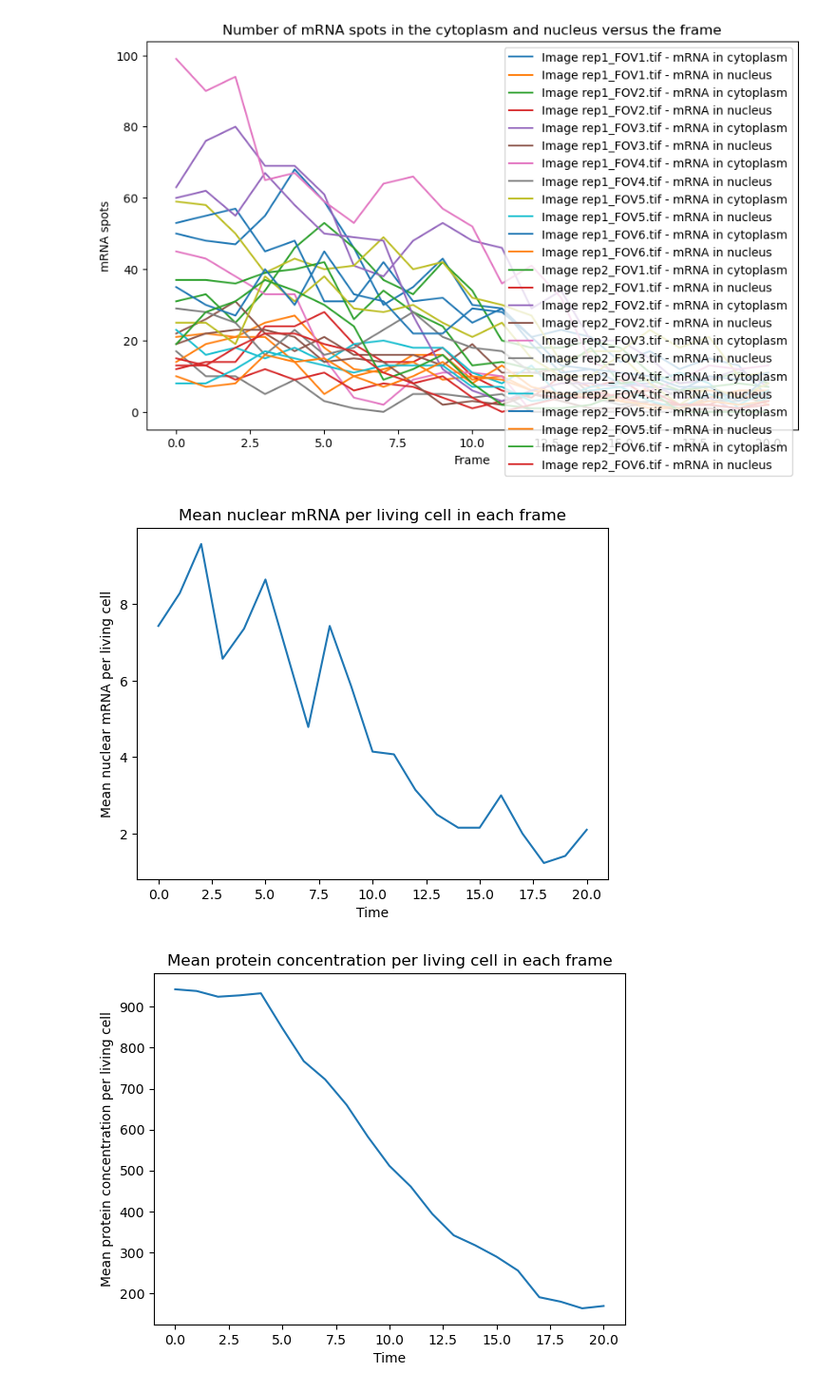
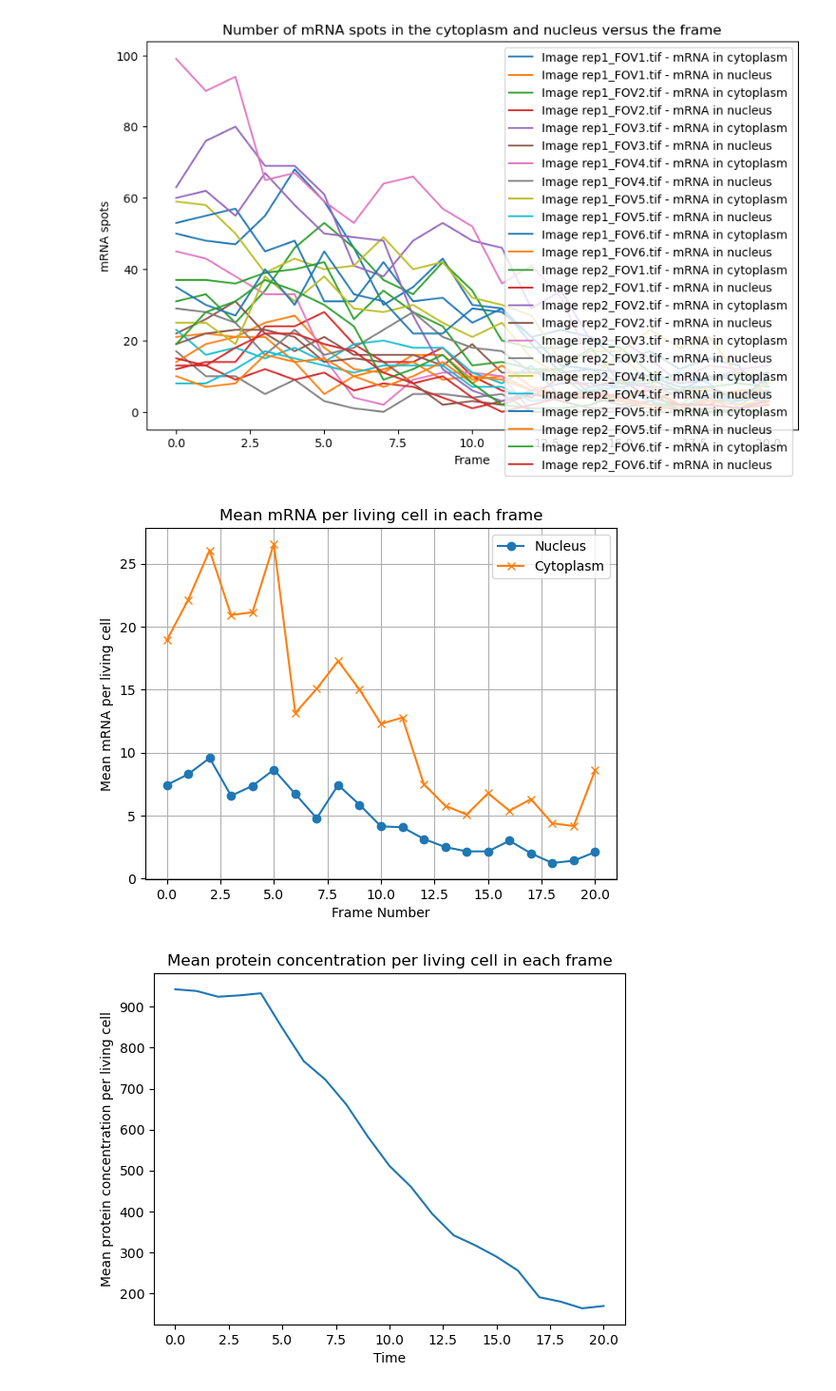
Before and after one commit to Munsky/UQbio2024_Team4, a Jupyter notebook: mRNA_counts_Pilar.ipynb, the cells around one changed output. Shown at 95% size. Cells and saved outputs as stored; diff of their text form; code cells hidden in the pictures.

```diff
--- a/mRNA_counts_Pilar.ipynb
+++ b/mRNA_counts_Pilar.ipynb
@@ -338,32 +338,44 @@ plt.show()
 # %%
 #Drug 1 1000nM
 #Where is defined what csv file to read from?
 #Read the CSV file with the information of living cells and mRNA spots
+import pandas as pd
+import matplotlib.pyplot as plt
+
+# Read the CSV file with the information of living cells and mRNA spots
 df_counts = pd.read_csv('Drug1_metadata.csv')
 
-#calculate the mean of nuclear mRNA per living cell in each frame
-# Group the data by 'Frame'
-df_grouped = df_counts.groupby('time')
+# Filter the data to include only living cells
+df_living_cells = df_counts[df_counts['Alive'] == 1]
 
-# Initialize a list to hold the mean values
+# Group the filtered data by 'Frame'
+df_grouped = df_living_cells.groupby('time')
+
+# Initialize lists to hold the mean values for nucleus and cytoplasm
 mean_nuc_mRNA = []
+mean_cyto_mRNA = []
 
 # Iterate over each frame
 for frame, group in df_grouped:
-    # select only the living cells to plot, using the 'Alive' column as a filter
-    group = group[group['Alive'] == 1]
     # Calculate the mean of nuclear mRNA per living cell
-    mean_mRNA = group['number_of_mRNA_in_nucleus'].sum() / len(group['cell_number'].unique())
-    mean_nuc_mRNA.append(mean_mRNA)
+    mean_mRNA_nuc = group['number_of_mRNA_in_nucleus'].sum() / len(group['cell_number'].unique())
+    mean_nuc_mRNA.append(mean_mRNA_nuc)
 
-# Plot the mean nuclear mRNA per living cell in each frame
-plt.plot(df_grouped.groups.keys(), mean_nuc_mRNA)
-plt.xlabel('Time')
-plt.ylabel('Mean nuclear mRNA per living cell')
-plt.title('Mean nuclear mRNA per living cell in each frame')
+    # Calculate the mean of cytoplasmic mRNA per living cell
+    mean_mRNA_cyto = group['number_of_mRNA_in_cytoplasm'].sum() / len(group['cell_number'].unique())  # Assuming a column for cytoplasmic mRNA
+    mean_cyto_mRNA.append(mean_mRNA_cyto)
+
+# Plot the mean nuclear and cytoplasmic mRNA per living cell in each frame
+plt.plot(list(df_grouped.groups.keys()), mean_nuc_mRNA, marker='o', label='Nucleus')  # Nucleus
+plt.plot(list(df_grouped.groups.keys()), mean_cyto_mRNA, marker='x', label='Cytoplasm')  # Cytoplasm
+plt.xlabel('Frame Number')
+plt.ylabel('Mean mRNA per living cell')
+plt.title('Mean mRNA per living cell in each frame')
+plt.grid(True)
+plt.legend()
 plt.show()
 # %% [output]
-[figure, old version]
+[figure, new version]
 # %%
 #Drug 1 1000nM
 #Where is defined what csv file to read from?
```
Also changed, not shown: 1 other file.
